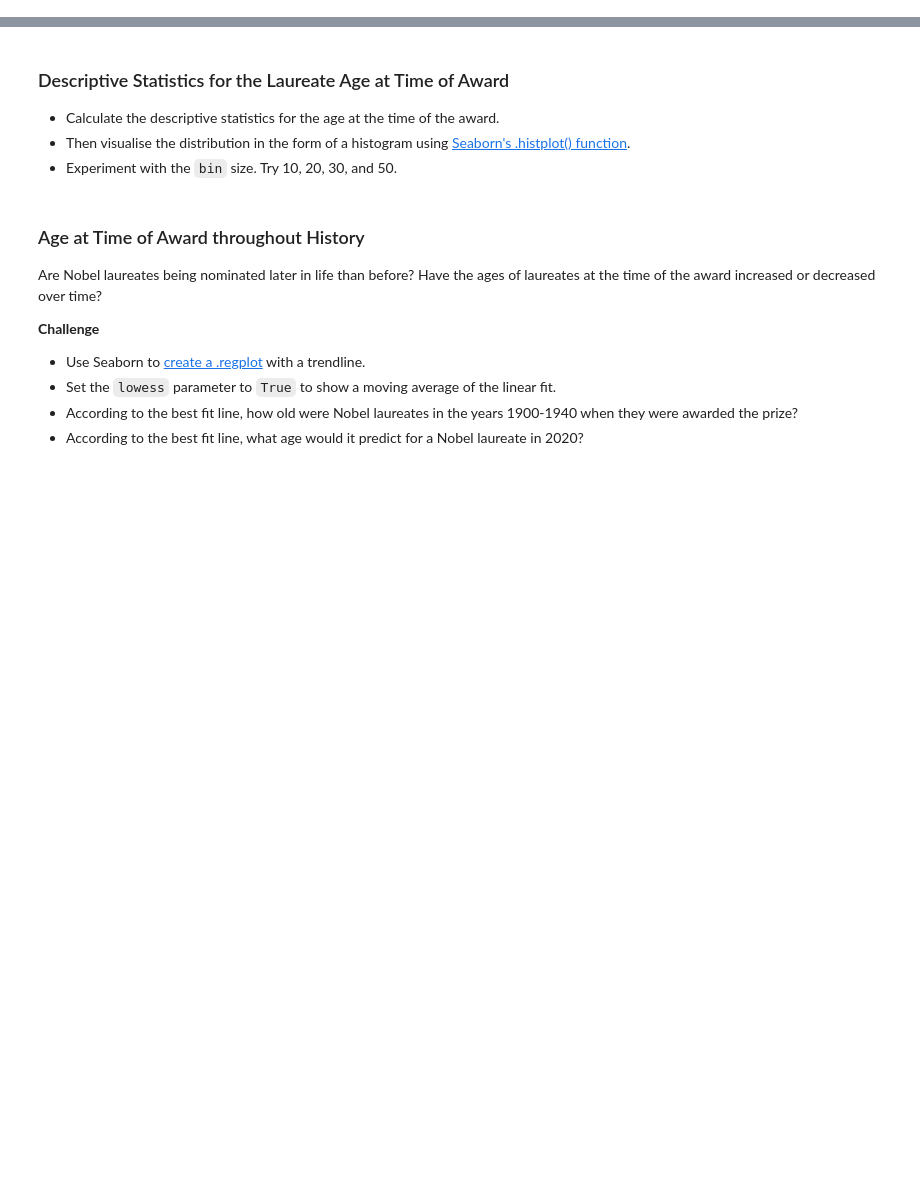
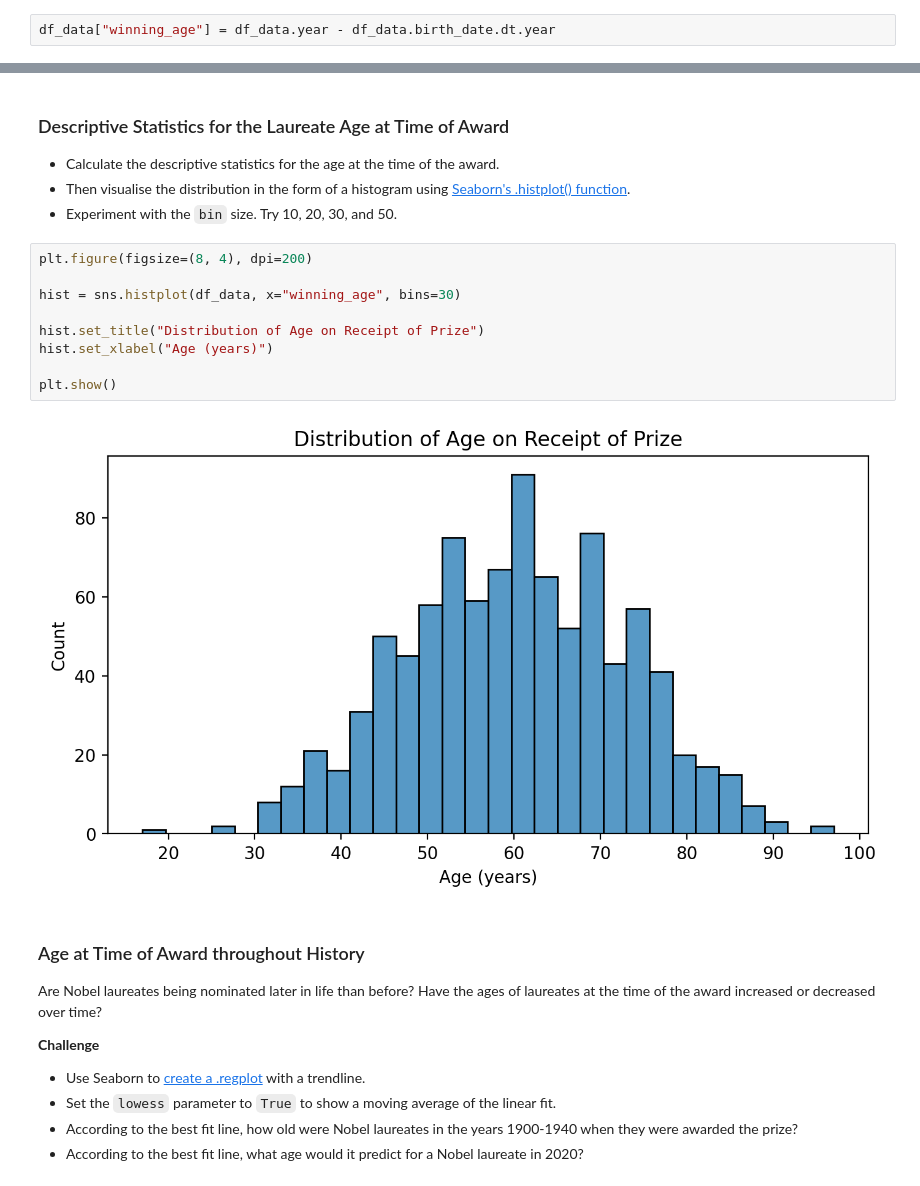
Before and after one commit to renankin/100-days-of-code, a Jupyter notebook: day-079/nobel-prize-analysis/Nobel_Prize_Analysis.ipynb, the cells around one changed output, grey strips where cells are left out. Saved outputs shown, nothing was run; the diff lists cells and outputs as text; blank space fills up the shorter version.

Commit message:
finish day 079 nobel prize dataset

```diff
--- a/day-079/nobel-prize-analysis/Nobel_Prize_Analysis.ipynb
+++ b/day-079/nobel-prize-analysis/Nobel_Prize_Analysis.ipynb
@@ -474,6 +709,8 @@ Here's what you're aiming for:
 How Old Are the Laureates When the Win the Prize?
 
 **Challenge**: Calculate the age of the laureate in the year of the ceremony and add this as a column called `winning_age` to the `df_data` DataFrame. Hint: you can use [this](https://pandas.pydata.org/pandas-docs/stable/reference/api/pandas.Series.dt.html) to help you.
+# %%
+df_data["winning_age"] = df_data.year - df_data.birth_date.dt.year
 # %% [markdown]
 ### Who were the oldest and youngest winners?
 
@@ -489,6 +748,17 @@ How Old Are the Laureates When the Win the Prize?
 * Calculate the descriptive statistics for the age at the time of the award.
 * Then visualise the distribution in the form of a histogram using [Seaborn's .histplot() function](https://seaborn.pydata.org/generated/seaborn.histplot.html).
 * Experiment with the `bin` size. Try 10, 20, 30, and 50.
+# %%
+plt.figure(figsize=(8, 4), dpi=200)
+
+hist = sns.histplot(df_data, x="winning_age", bins=30)
+
+hist.set_title("Distribution of Age on Receipt of Prize")
+hist.set_xlabel("Age (years)")
+
+plt.show()
+# %% [output]
+[figure, added]
 # %% [markdown]
 ### Age at Time of Award throughout History
 
```
Also changed, not shown: parts of 27 cells of this notebook.
